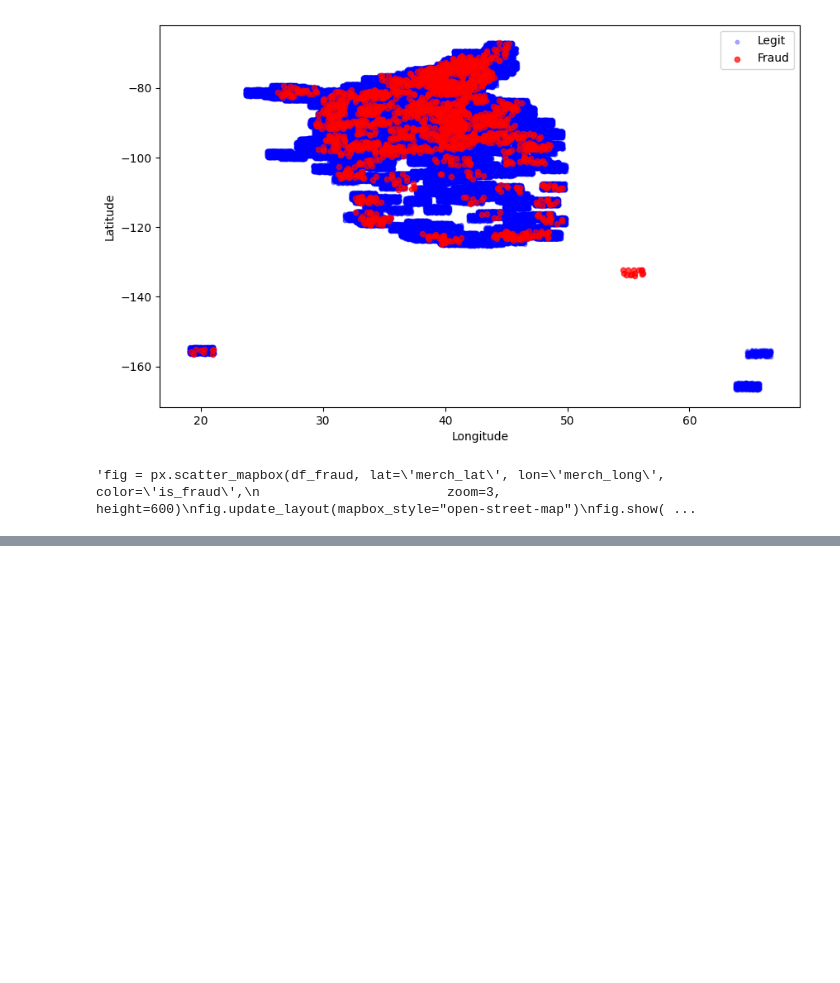
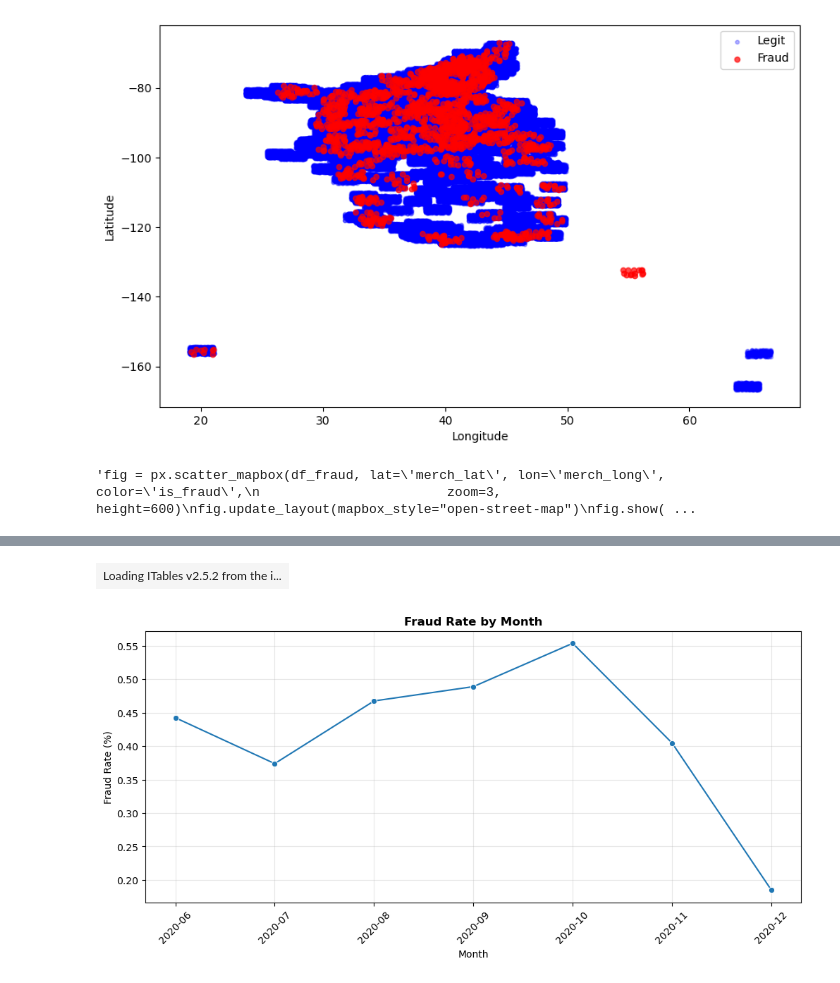
Before and after one commit to bimbo-22/doing_data_science, a Jupyter notebook: research/data_understanding.ipynb, the cells around one changed output, grey strips where cells are left out. Drawn from its saved outputs; the diff is of its cells as text; code cells hidden in the pictures; blank space fills up the shorter version.

```diff
--- a/research/data_understanding.ipynb
+++ b/research/data_understanding.ipynb
@@ -289,0 +349,20 @@ ValueError: Mime type rendering requires nbformat>=4.2.0 but it is not installed
+# %%
+fraud_by_month = df_fraud.groupby('trans_month').agg({
+    'is_fraud': ['sum', 'count']
+}).reset_index()
+fraud_by_month.columns = ['month', 'fraud_count', 'total_count']
+fraud_by_month['fraud_rate'] = fraud_by_month['fraud_count'] / fraud_by_month['total_count'] * 100
+
+show(fraud_by_month)
+
+plt.figure(figsize=(12, 5))
+sns.lineplot(data=fraud_by_month, x='month', y='fraud_rate', marker='o')
+plt.title('Fraud Rate by Month', fontsize=12, fontweight='bold')
+plt.xlabel('Month')
+plt.ylabel('Fraud Rate (%)')
+plt.xticks(rotation=45)
+plt.grid(alpha=0.3)
+plt.show()
+# %% [output]
+| Loading ITables v2.5.2 from the i... |
+[figure, added]
```
Also changed, not shown: parts of 17 cells of this notebook.
